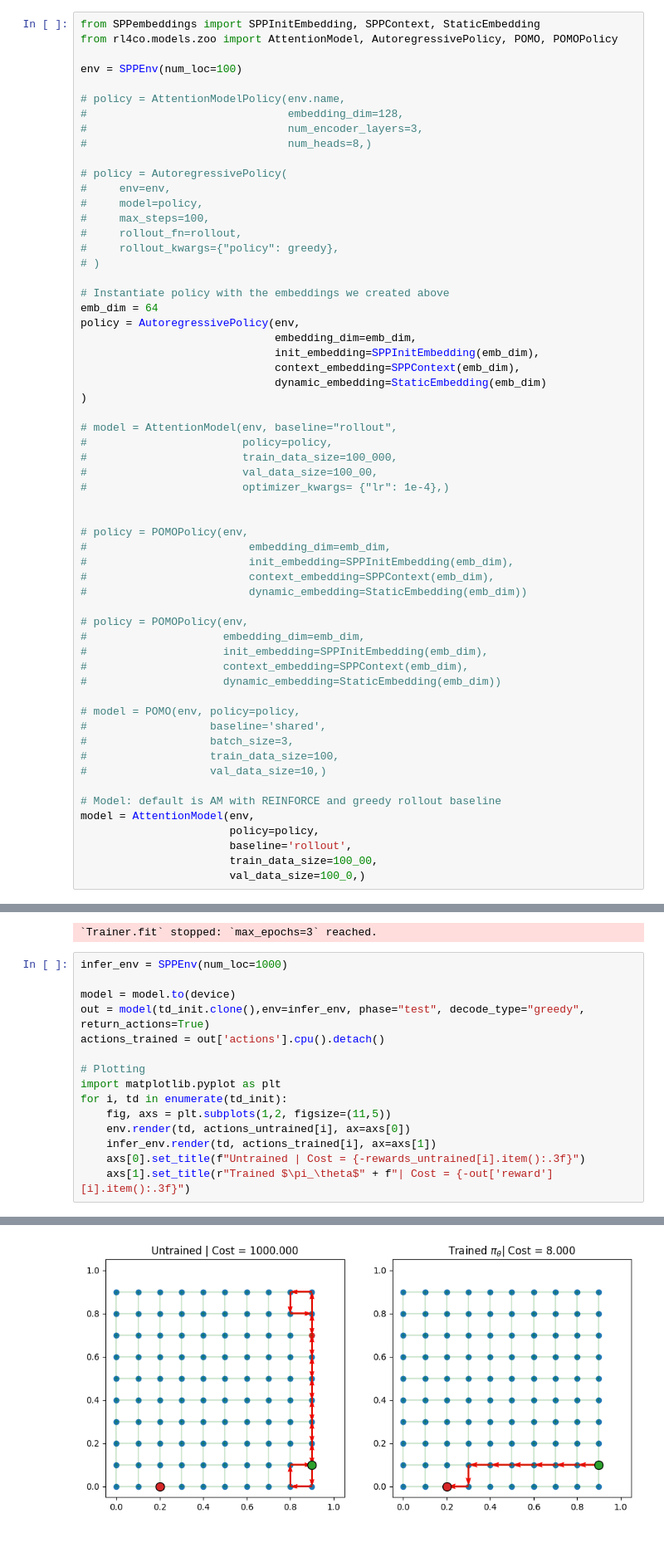
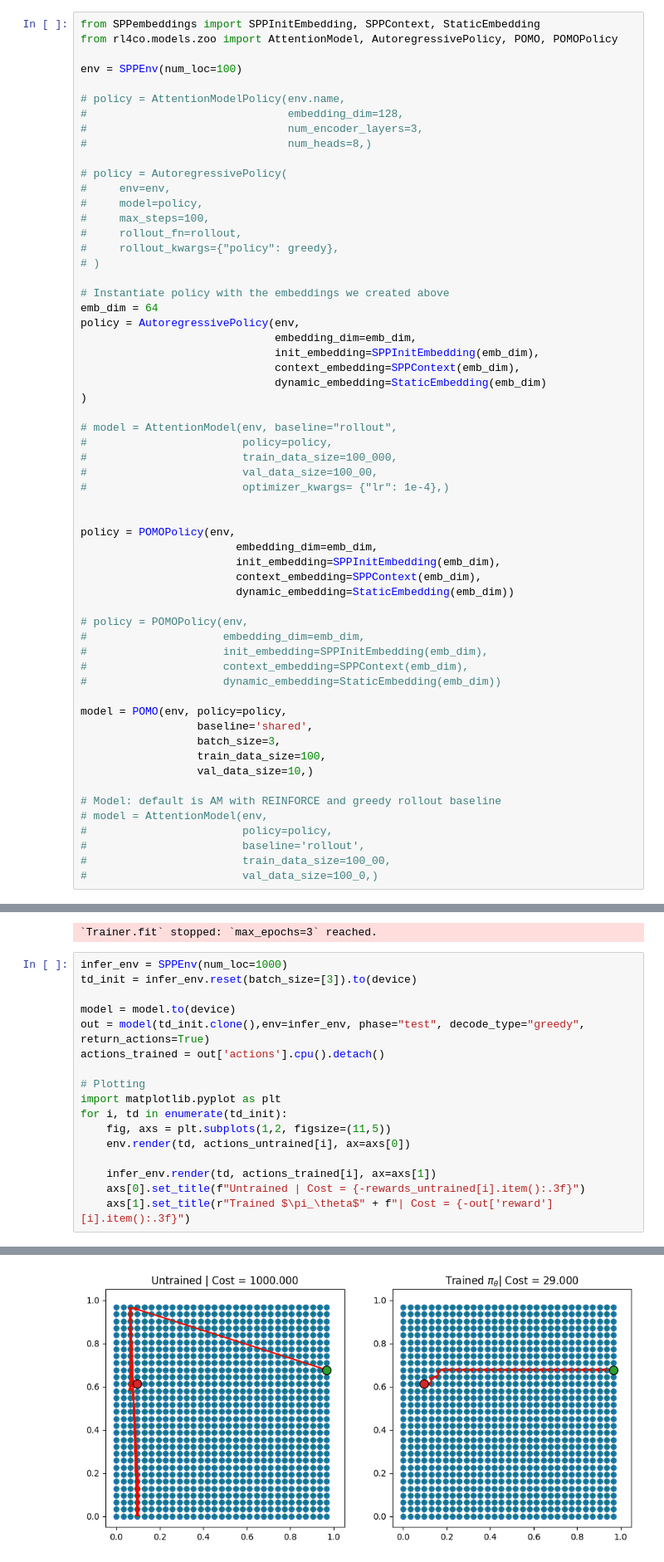
Before and after one commit to TimoThans33/ece5984_drl_ai4spp, a Jupyter notebook: code/exploration.ipynb, the cells around one changed output, grey strips where cells are left out. Shown: that part at 83% size. Cells and saved outputs as stored; diff of their text form.

```diff
--- a/code/exploration.ipynb
+++ b/code/exploration.ipynb
@@ -72,11 +72,11 @@ policy = AutoregressivePolicy(env,
 #                        optimizer_kwargs= {"lr": 1e-4},)
 
 
-# policy = POMOPolicy(env,
-#                         embedding_dim=emb_dim,
-#                         init_embedding=SPPInitEmbedding(emb_dim),
-#                         context_embedding=SPPContext(emb_dim),
-#                         dynamic_embedding=StaticEmbedding(emb_dim))
+policy = POMOPolicy(env,
+                        embedding_dim=emb_dim,
+                        init_embedding=SPPInitEmbedding(emb_dim),
+                        context_embedding=SPPContext(emb_dim),
+                        dynamic_embedding=StaticEmbedding(emb_dim))
 
 # policy = POMOPolicy(env,
 #                     embedding_dim=emb_dim,
@@ -84,18 +84,18 @@ policy = AutoregressivePolicy(env,
 #                     context_embedding=SPPContext(emb_dim),
 #                     dynamic_embedding=StaticEmbedding(emb_dim))
 
-# model = POMO(env, policy=policy,
-#                   baseline='shared',
-#                   batch_size=3,
-#                   train_data_size=100,
-#                   val_data_size=10,)
+model = POMO(env, policy=policy,
+                  baseline='shared',
+                  batch_size=3,
+                  train_data_size=100,
+                  val_data_size=10,)
 
 # Model: default is AM with REINFORCE and greedy rollout baseline
-model = AttentionModel(env,
-                       policy=policy,
-                       baseline='rollout',
-                       train_data_size=100_00,
-                       val_data_size=100_0,)
+# model = AttentionModel(env,
+#                        policy=policy,
+#                        baseline='rollout',
+#                        train_data_size=100_00,
+#                        val_data_size=100_0,)
 # %% [output]
 /home/timo/projects/vt-ece/ece5984_drl_ai4spp/.venv/lib/python3.11/site-packages/lightning/pytorch/utilities/parsing.py:199: Attribute 'env' is an instance of `nn.Module` and is already saved during c ...
 /home/timo/projects/vt-ece/ece5984_drl_ai4spp/.venv/lib/python3.11/site-packages/lightning/pytorch/utilities/parsing.py:199: Attribute 'policy' is an instance of `nn.Module` and is already saved durin ...
@@ -156,6 +156,7 @@ LOCAL_RANK: 0 - CUDA_VISIBLE_DEVICES: [0]
 `Trainer.fit` stopped: `max_epochs=3` reached.
 # %%
 infer_env = SPPEnv(num_loc=1000)
+td_init = infer_env.reset(batch_size=[3]).to(device)
 
 model = model.to(device)
 out = model(td_init.clone(),env=infer_env, phase="test", decode_type="greedy", return_actions=True)
@@ -166,6 +167,7 @@ import matplotlib.pyplot as plt
 for i, td in enumerate(td_init):
     fig, axs = plt.subplots(1,2, figsize=(11,5))
     env.render(td, actions_untrained[i], ax=axs[0])
+
     infer_env.render(td, actions_trained[i], ax=axs[1])
     axs[0].set_title(f"Untrained | Cost = {-rewards_untrained[i].item():.3f}")
     axs[1].set_title(r"Trained $\pi_\theta$" + f"| Cost = {-out['reward'][i].item():.3f}")
@@ -174 +176 @@ for i, td in enumerate(td_init):
-[figure, old version]
+[figure, new version]
```
Also changed, not shown: parts of 1 cell of this notebook, 2 other files.
